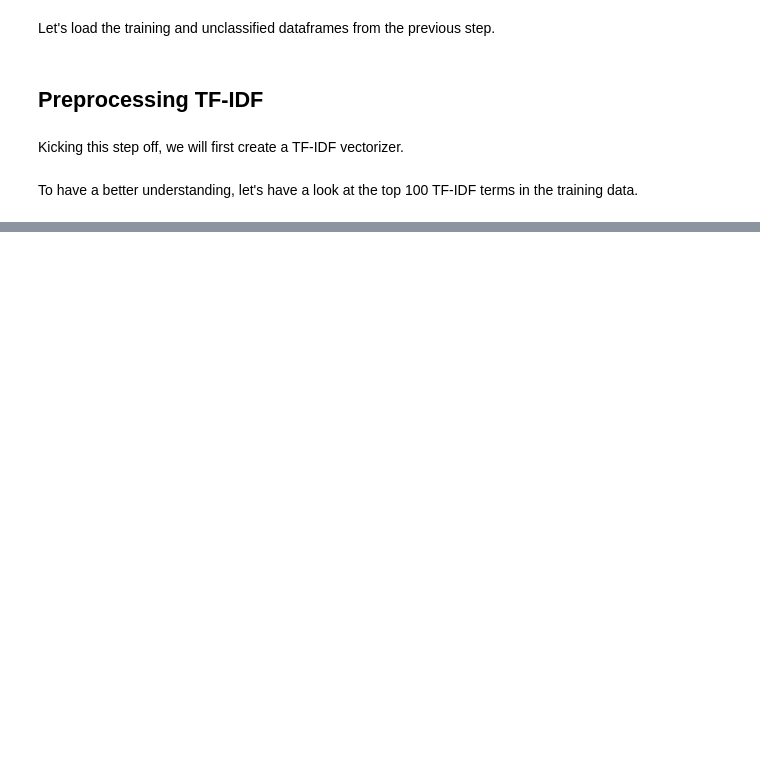
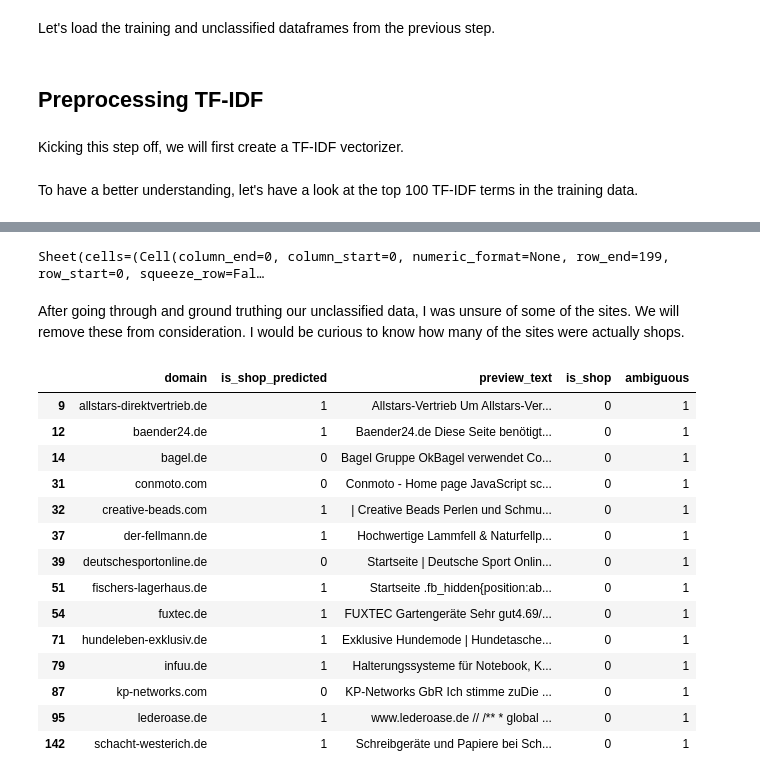
Before and after one commit to schi/NLP-technical-interview, a Jupyter notebook: notebook.ipynb, the cells around one changed output, grey strips where cells are left out. Cells and saved outputs as stored; diff of their text form; code cells hidden in the pictures; blank space fills up the shorter version.

Commit message:
Basic analytics, benchmark for all classifiers, selection of a classifier, predictions, and ground truthing of results

```diff
--- a/notebook.ipynb
+++ b/notebook.ipynb
@@ -208,0 +500,5 @@ TypeError: A sparse matrix was passed, but dense data is required. Use X.toarray
+# %%
+unclassified_text_predicted_df = unclassified_text_df.copy()
+# %%
+unclassified_text_predicted_df['is_shop_predicted'] = IntentMatcher.predict_labels(
+    RF_model, unclassified_text_vectors)
@@ -208,0 +517,8 @@ TypeError: A sparse matrix was passed, but dense data is required. Use X.toarray
+# %%
+review_classifications_sheet = DataUtils.create_sheet(
+    unclassified_text_predicted_df)
+review_classifications_sheet
+# %% [output]
+Sheet(cells=(Cell(column_end=0, column_start=0, numeric_format=None, row_end=199, row_start=0, squeeze_row=Fal…
+# %%
+reviewed_classifications_df = DataUtils.convert_sheet_to_dataframe(review_classifications_sheet)
@@ -208,0 +527,20 @@ TypeError: A sparse matrix was passed, but dense data is required. Use X.toarray
+# %% [markdown]
+After going through and ground truthing our unclassified data, I was unsure of some of the sites. We will remove these from consideration. I would be curious to know how many of the sites were actually shops.
+# %%
+reviewed_classifications_df[reviewed_classifications_df['ambiguous'] == 1]
+# %% [output]
+|  | domain | is_shop_predicted | preview_text | is_shop | ambiguous |
+| 9 | allstars-direktvertrieb.de | 1 | Allstars-Vertrieb Um Allstars-Ver... | 0 | 1 |
+| 12 | baender24.de | 1 | Baender24.de Diese Seite benötigt... | 0 | 1 |
+| 14 | bagel.de | 0 | Bagel Gruppe OkBagel verwendet Co... | 0 | 1 |
+| 31 | conmoto.com | 0 | Conmoto - Home page JavaScript sc... | 0 | 1 |
+| 32 | creative-beads.com | 1 | | Creative Beads Perlen und Schmu... | 0 | 1 |
+| 37 | der-fellmann.de | 1 | Hochwertige Lammfell & Naturfellp... | 0 | 1 |
+| 39 | deutschesportonline.de | 0 | Startseite | Deutsche Sport Onlin... | 0 | 1 |
+| 51 | fischers-lagerhaus.de | 1 | Startseite .fb_hidden{position:ab... | 0 | 1 |
+| 54 | fuxtec.de | 1 | FUXTEC Gartengeräte Sehr gut4.69/... | 0 | 1 |
+| 71 | hundeleben-exklusiv.de | 1 | Exklusive Hundemode | Hundetasche... | 0 | 1 |
+| 79 | infuu.de | 1 | Halterungssysteme für Notebook, K... | 0 | 1 |
+| 87 | kp-networks.com | 0 | KP-Networks GbR Ich stimme zuDie ... | 0 | 1 |
+| 95 | lederoase.de | 1 | www.lederoase.de // /** * global ... | 0 | 1 |
+| 142 | schacht-westerich.de | 1 | Schreibgeräte und Papiere bei Sch... | 0 | 1 |
```
Also changed, not shown: parts of 68 cells of this notebook, 8 other files.
